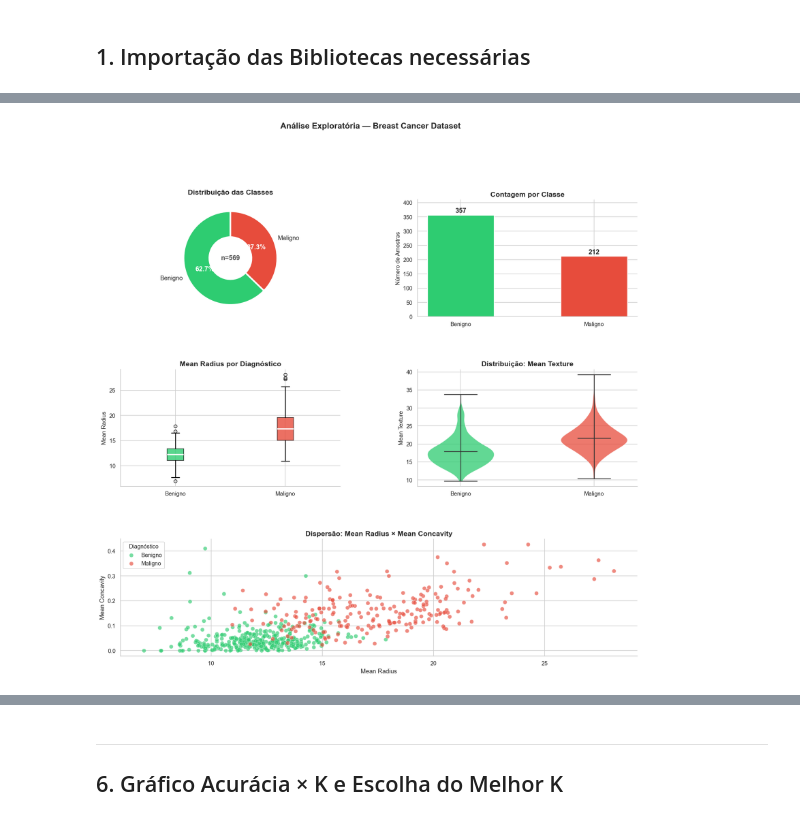
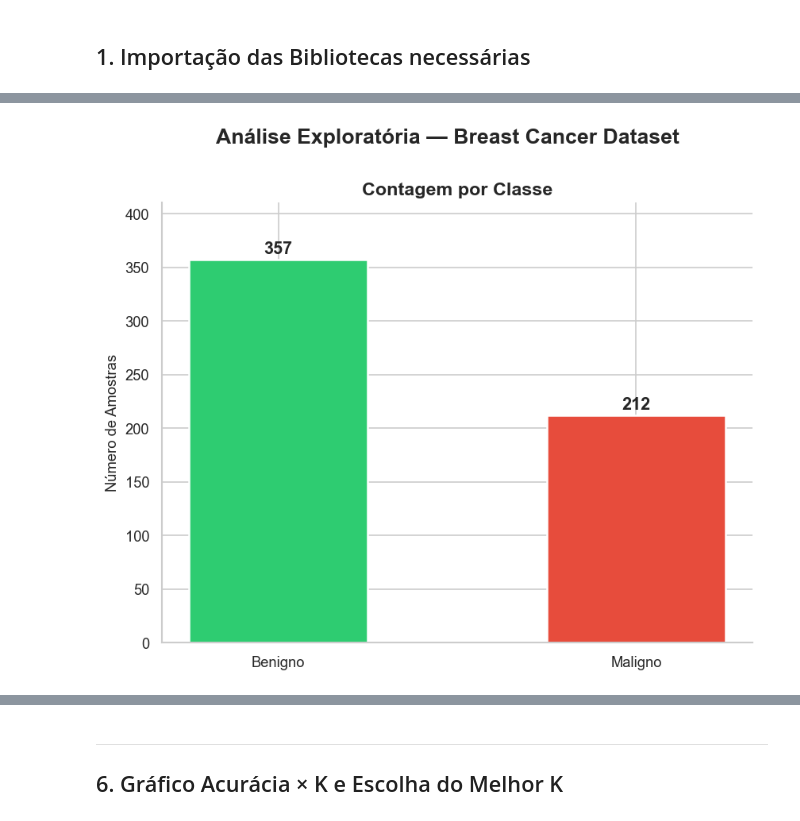
Before and after one commit to rafdavis/AM-ATV2, a Jupyter notebook: knn_breast_cancer.ipynb, the cells around one changed output, grey strips where cells are left out. Cells and saved outputs as stored; diff of their text form; code cells hidden in the pictures.

Commit message:
fix: Corrigindo Dataset

```diff
--- a/knn_breast_cancer.ipynb
+++ b/knn_breast_cancer.ipynb
@@ -54,94 +48,21 @@ Valores alvo: 0 = Maligno | 1 = Benigno
 # %%
-fig = plt.figure(figsize=(18, 16))
-gs = gridspec.GridSpec(3, 2, figure=fig, hspace=0.45, wspace=0.35)
+fig, ax1 = plt.subplots(figsize=(8, 6))
 
 COLORS = {'Benigno': '#2ecc71', 'Maligno': '#e74c3c'}
 palette = list(COLORS.values())
 
-# ── Gráfico 1: Distribuição das Classes (Pizza + Barra) ──────────────────────
-ax0 = fig.add_subplot(gs[0, 0])
-counts = X['diagnosis'].value_counts()
-wedge_props = dict(width=0.55, edgecolor='white', linewidth=3)
-wedges, texts, autotexts = ax0.pie(
-    counts, labels=counts.index, autopct='%1.1f%%',
-    colors=palette, startangle=90,
-    wedgeprops=wedge_props, textprops={'fontsize': 12}
-)
-for at in autotexts:
-    at.set_fontsize(13)
-    at.set_fontweight('bold')
-    at.set_color('white')
-centre_circle = plt.Circle((0, 0), 0.40, color='white')
-ax0.add_patch(centre_circle)
-ax0.set_title('Distribuição das Classes', fontsize=14, fontweight='bold', pad=10)
-ax0.text(0, 0, f'n={len(df)}', ha='center', va='center',
-         fontsize=13, fontweight='bold', color='#555')
-
-# ── Gráfico 2: Countplot ──────────────────────────────────────────────────────
-ax1 = fig.add_subplot(gs[0, 1])
 bars = ax1.bar(counts.index, counts.values, color=palette,
                edgecolor='white', linewidth=1.5, width=0.5)
 for bar, val in zip(bars, counts.values):
     ax1.text(bar.get_x() + bar.get_width()/2, bar.get_height() + 3,
-             str(val), ha='center', va='bottom', fontsize=13, fontweight='bold')
+    str(val), ha='center', va='bottom', fontsize=13, fontweight='bold')
 ax1.set_title('Contagem por Classe', fontsize=14, fontweight='bold')
 ax1.set_ylabel('Número de Amostras', fontsize=11)
 ax1.set_ylim(0, counts.max() * 1.15)
 ax1.spines[['top', 'right']].set_visible(False)
 
-# ── Gráfico 3: Boxplot - mean radius por classe ───────────────────────────────
-ax2 = fig.add_subplot(gs[1, 0])
-bplot = ax2.boxplot(
-    [df[df['diagnosis']=='Benigno']['mean radius'].values,
-     df[df['diagnosis']=='Maligno']['mean radius'].values],
-    labels=['Benigno', 'Maligno'],
-    patch_artist=True,
-    medianprops=dict(color='white', linewidth=2.5),
-    whiskerprops=dict(linewidth=1.5),
-    capprops=dict(linewidth=1.5)
-)
-for patch, color in zip(bplot['boxes'], palette):
-    patch.set_facecolor(color)
-    patch.set_alpha(0.8)
-ax2.set_title('Mean Radius por Diagnóstico', fontsize=14, fontweight='bold')
-ax2.set_ylabel('Mean Radius', fontsize=11)
-ax2.spines[['top', 'right']].set_visible(False)
 
-# ── Gráfico 4: Violinplot - mean texture ──────────────────────────────────────
-ax3 = fig.add_subplot(gs[1, 1])
-parts = ax3.violinplot(
-    [df[df['diagnosis']=='Benigno']['mean texture'].values,
-     df[df['diagnosis']=='Maligno']['mean texture'].values],
-    showmeans=True, showmedians=False
-)
-for i, (pc, color) in enumerate(zip(parts['bodies'], palette)):
-    pc.set_facecolor(color)
-    pc.set_alpha(0.75)
-for part in ['cmeans', 'cbars', 'cmins', 'cmaxes']:
-    if part in parts:
-        parts[part].set_edgecolor('#333')
-ax3.set_xticks([1, 2])
-ax3.set_xticklabels(['Benigno', 'Maligno'], fontsize=11)
-ax3.set_title('Distribuição: Mean Texture', fontsize=14, fontweight='bold')
-ax3.set_ylabel('Mean Texture', fontsize=11)
-ax3.spines[['top', 'right']].set_visible(False)
-
-# ── Gráfico 5: Scatter plot mean radius vs mean concavity ────────────────────
-ax4 = fig.add_subplot(gs[2, :])
-for cls, color in COLORS.items():
-    subset = df[df['diagnosis'] == cls]
-    ax4.scatter(subset['mean radius'], subset['mean concavity'],
-                c=color, label=cls, alpha=0.65, edgecolors='white',
-                linewidth=0.4, s=60)
-ax4.set_xlabel('Mean Radius', fontsize=12)
-ax4.set_ylabel('Mean Concavity', fontsize=12)
-ax4.set_title('Dispersão: Mean Radius × Mean Concavity', fontsize=14, fontweight='bold')
-ax4.legend(title='Diagnóstico', fontsize=11, title_fontsize=11)
-ax4.spines[['top', 'right']].set_visible(False)
-
-fig.suptitle('Análise Exploratória — Breast Cancer Dataset',
-             fontsize=16, fontweight='bold', y=1.01)
-plt.savefig('/mnt/user-data/outputs/eda_plots.png', bbox_inches='tight', dpi=150)
+fig.suptitle('Análise Exploratória — Breast Cancer Dataset', fontsize=16, fontweight='bold', y=1.01)
+plt.savefig('analise_exploratoria.png', bbox_inches='tight', dpi=150)
 plt.show()
-print("\n✅ Gráficos de EDA gerados com sucesso!")
 # %% [output]
@@ -149 +69 @@ FileNotFoundError: [Errno 2] No such file or directory: '/mnt/user-data/outputs/
-[figure, old version]
+[figure, new version]
```
Also changed, not shown: parts of 17 cells of this notebook.
